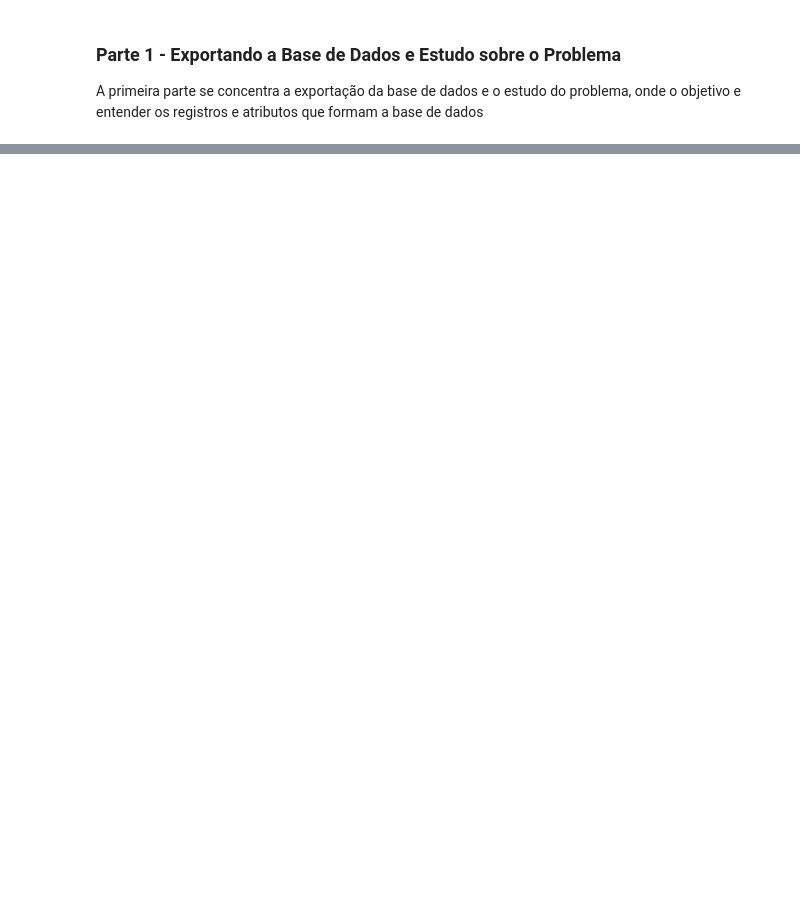
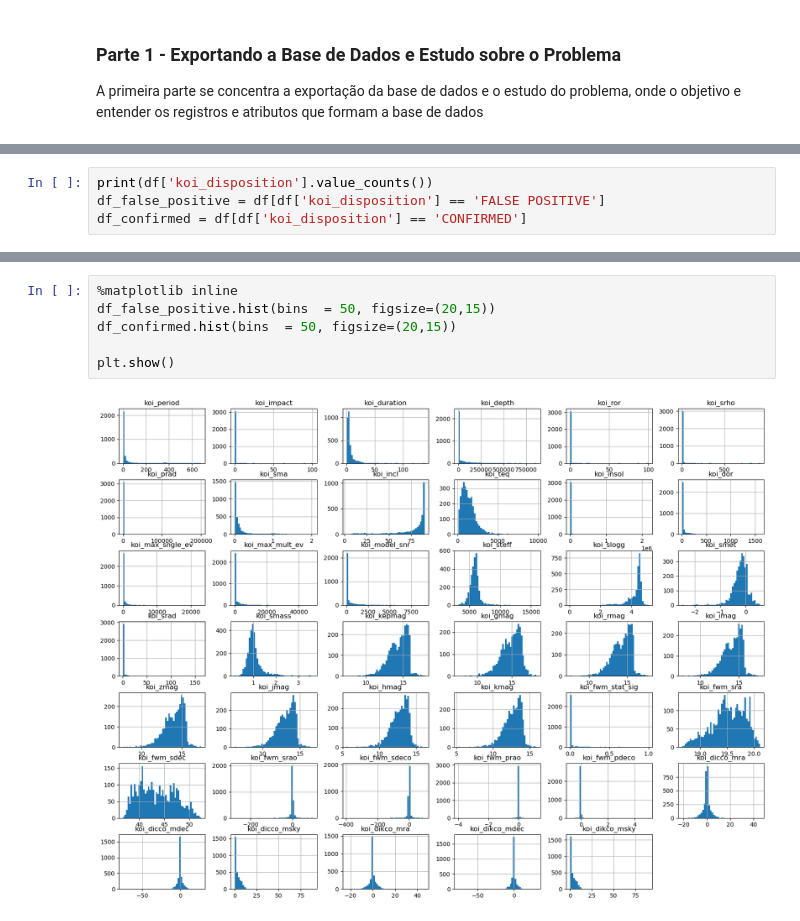
Before and after one commit to ThiagoVenturim/Classificao_de_Exoplanetas, a Jupyter notebook: classificacao_exoplaneta.ipynb, the cells around one changed output, grey strips where cells are left out. Cells and saved outputs as stored; diff of their text form; blank space fills up the shorter version.

```diff
--- a/classificacao_exoplaneta.ipynb
+++ b/classificacao_exoplaneta.ipynb
@@ -64,0 +126,4 @@ df = pd.read_csv('koi_data.csv')
+# %%
+print(df['koi_disposition'].value_counts())
+df_false_positive = df[df['koi_disposition'] == 'FALSE POSITIVE']
+df_confirmed = df[df['koi_disposition'] == 'CONFIRMED']
@@ -64,0 +141,8 @@ df = pd.read_csv('koi_data.csv')
+# %%
+%matplotlib inline
+df_false_positive.hist(bins  = 50, figsize=(20,15))
+df_confirmed.hist(bins  = 50, figsize=(20,15))
+
+plt.show()
+# %% [output]
+[figure, added]
```
Also changed, not shown: parts of 12 cells of this notebook.
